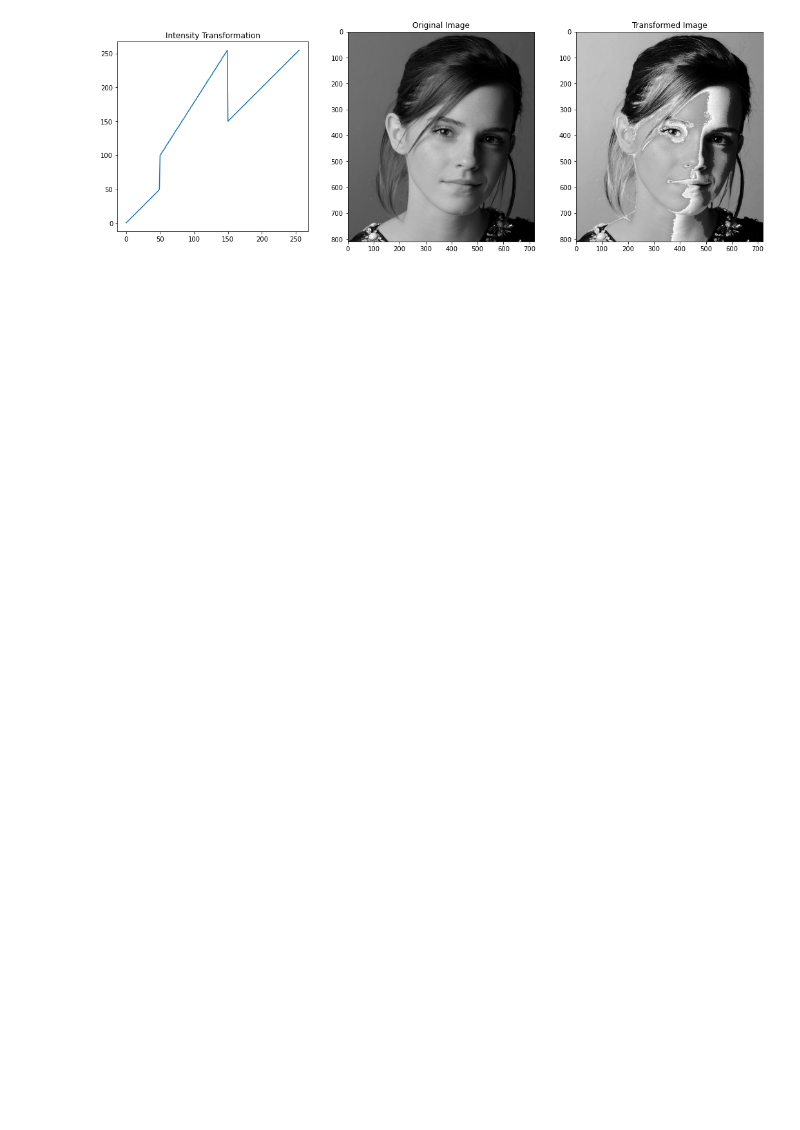
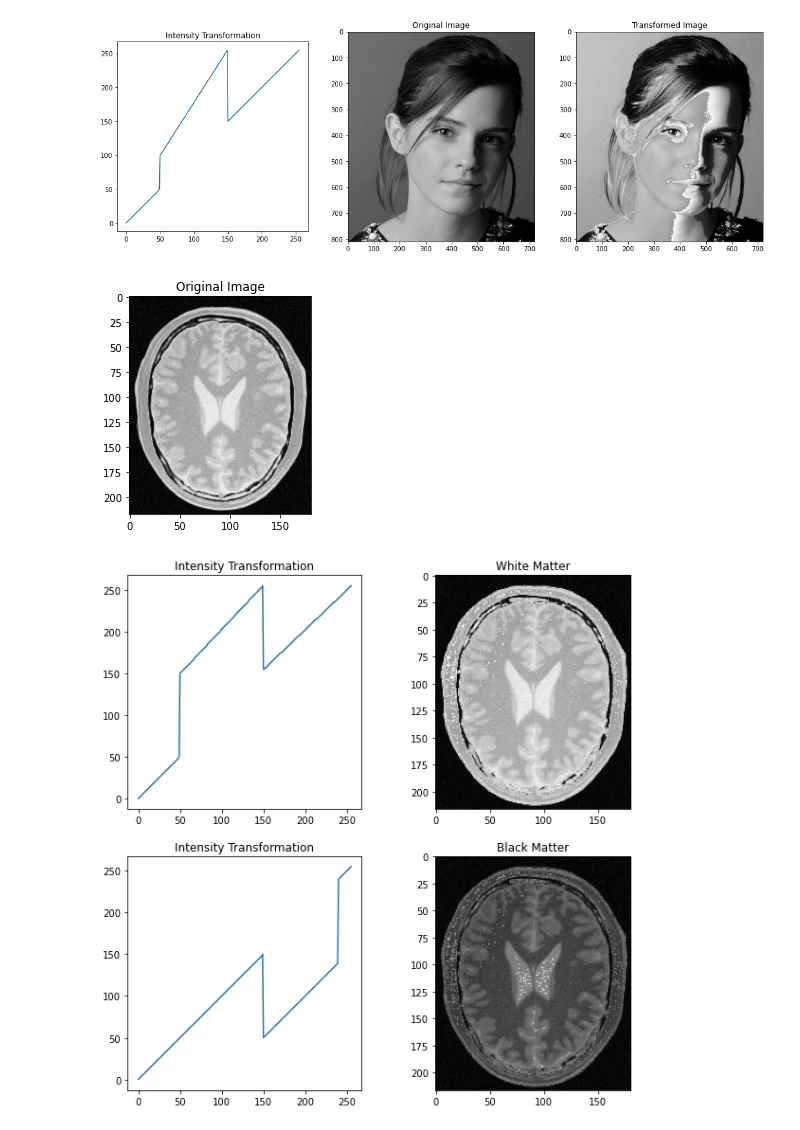
Before and after one commit to Tilan619/EN2550, a Jupyter notebook: assignment01.ipynb, the cells around one changed output. Saved outputs shown, nothing was run; the diff lists cells and outputs as text; code cells hidden in the pictures; blank space fills up the shorter version.

```diff
--- a/assignment01.ipynb
+++ b/assignment01.ipynb
@@ -27,3 +28,45 @@ ax[2].set_title('Transformed Image')
 plt.show()
 # %% [output]
 [figure]
+# %%
+#Q2
+img2 = cv.imread(r"C:\Users\Acer\Desktop\sem 4\Fundamentals of Image Processing\images\brain_proton_density_slice.png")
+assert img2 is not None
+
+
+transforma1 = np.linspace(0,50,50)
+transforma2 = np.linspace(50,150,0)
+transforma3 = np.linspace(150,255,100)
+transforma4 = np.linspace(255,155,0)
+transforma5 = np.linspace(155,255,106)
+transforma = np.concatenate((transforma1,transforma2,transforma3,transforma4,transforma5), axis = 0).astype(np.uint8)
+
+transformb1 = np.linspace(0,150,150)
+transformb2 = np.linspace(150,50,0)
+transformb3 = np.linspace(50,140,90)
+transformb4 = np.linspace(140,240,0)
+transformb5 = np.linspace(240,255,16)
+transformb = np.concatenate((transformb1,transformb2,transformb3,transformb4,transformb5), axis = 0).astype(np.uint8)
+
+trans_imga = cv.LUT(img2, transforma)
+trans_imgb = cv.LUT(img2, transformb)
+
+fig,ax=plt.subplots()
+ax.imshow(cv.cvtColor(img2, cv.COLOR_BGR2RGB))
+ax.set_title('Original Image')
+
+fig,ax=plt.subplots(2,2, figsize=(10,10))
+ax[0,0].plot(transforma)
+ax[0,0].set_aspect('equal')
+ax[0,0].set_title('Intensity Transformation')
+ax[0,1].imshow(cv.cvtColor(trans_imga, cv.COLOR_BGR2RGB))
+ax[0,1].set_title('White Matter')
+ax[1,0].plot(transformb)
+ax[1,0].set_aspect('equal')
+ax[1,0].set_title('Intensity Transformation')
+ax[1,1].imshow(cv.cvtColor(trans_imgb, cv.COLOR_BGR2RGB))
+ax[1,1].set_title('Black Matter')
+plt.show()
+# %% [output]
+[figure, added]
+[figure, added]
```
Also changed, not shown: parts of 2 cells of this notebook.
